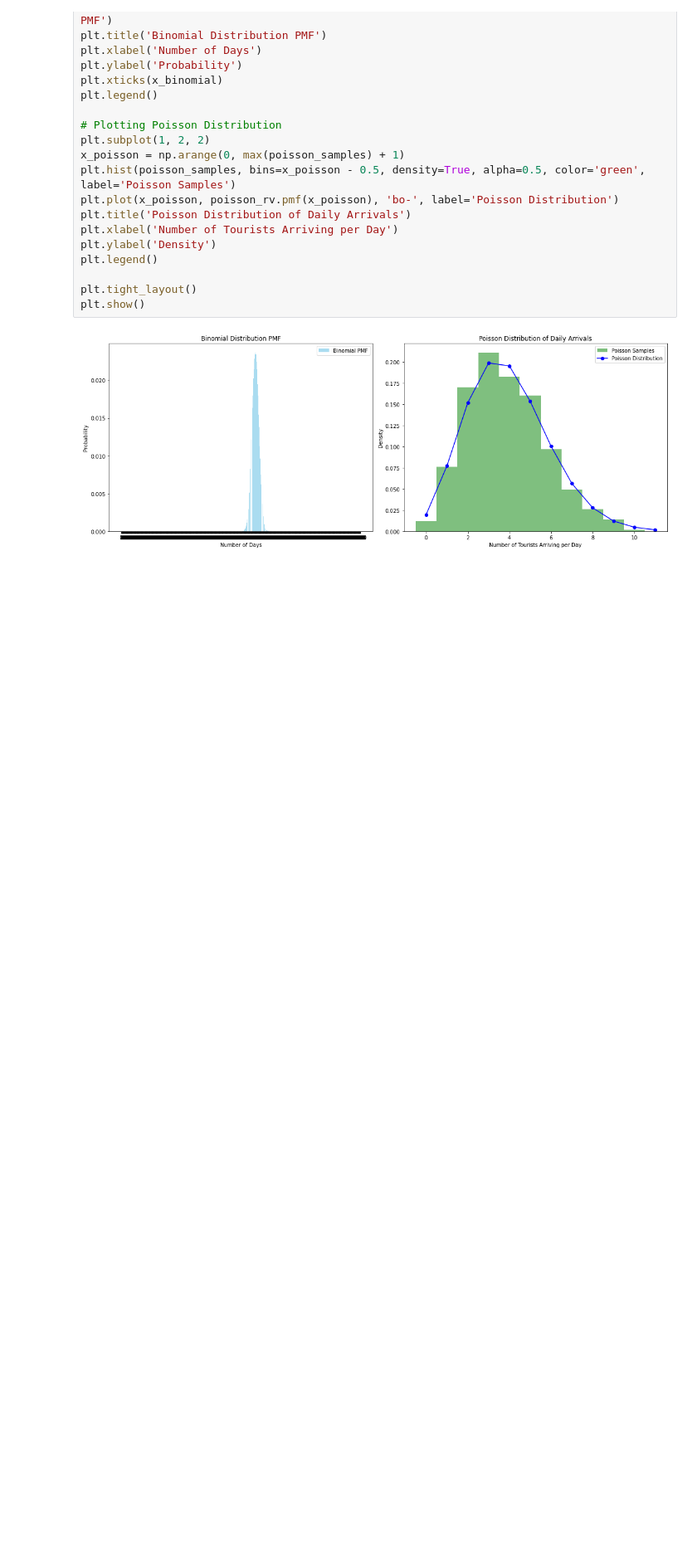
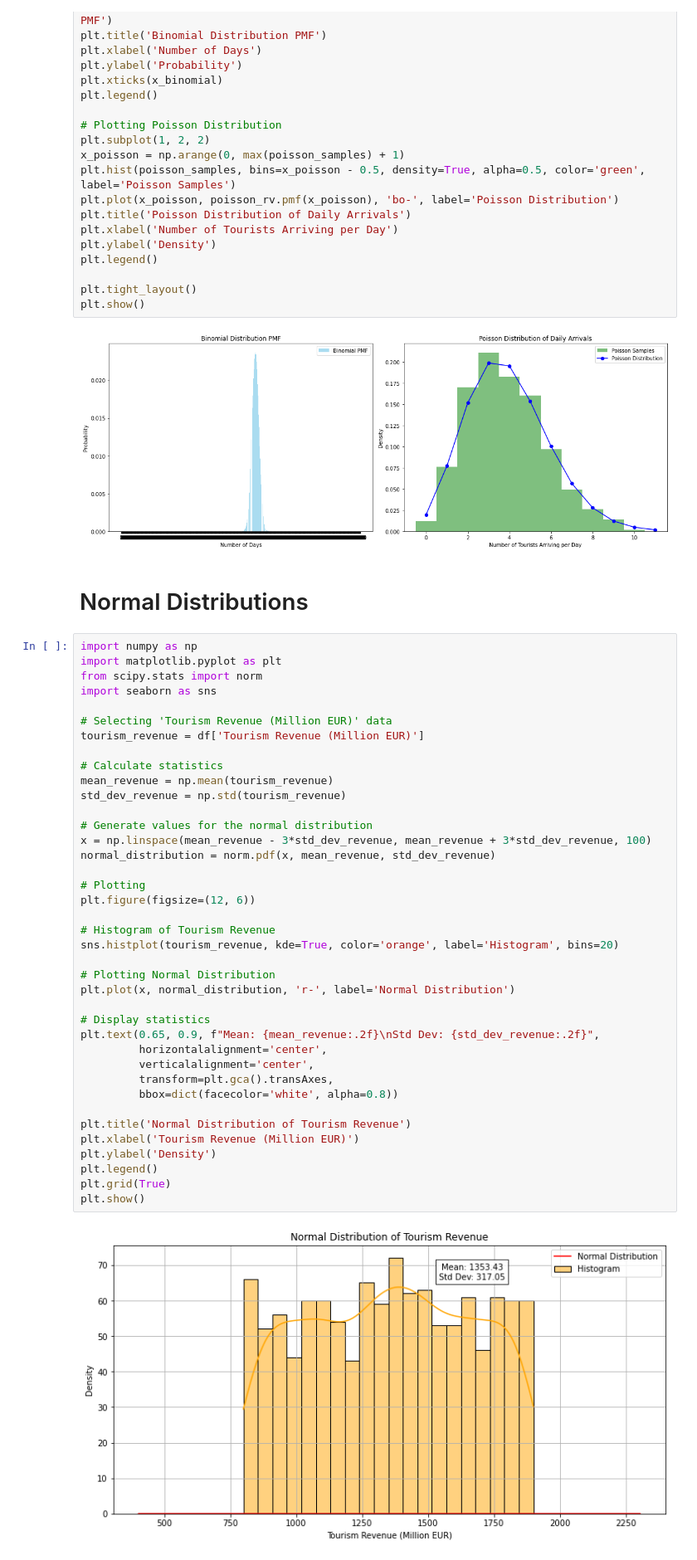
Before and after one commit to Olufeyi24049/MSC_DA_CA1, a Jupyter notebook: CodeFile.ipynb, the cells around one changed output. Shown: that part at 83% size. Saved outputs shown, nothing was run; the diff lists cells and outputs as text; blank space fills up the shorter version.

Commit message:
Addition of Normal Distributions

```diff
--- a/CodeFile.ipynb
+++ b/CodeFile.ipynb
@@ -162,3 +162,46 @@ plt.tight_layout()
 plt.show()
 # %% [output]
 [figure]
+# %% [markdown]
+#  Normal Distributions
+# %%
+import numpy as np
+import matplotlib.pyplot as plt
+from scipy.stats import norm
+import seaborn as sns
+
+# Selecting 'Tourism Revenue (Million EUR)' data
+tourism_revenue = df['Tourism Revenue (Million EUR)']
+
+# Calculate statistics
+mean_revenue = np.mean(tourism_revenue)
+std_dev_revenue = np.std(tourism_revenue)
+
+# Generate values for the normal distribution
+x = np.linspace(mean_revenue - 3*std_dev_revenue, mean_revenue + 3*std_dev_revenue, 100)
+normal_distribution = norm.pdf(x, mean_revenue, std_dev_revenue)
+
+# Plotting
+plt.figure(figsize=(12, 6))
+
+# Histogram of Tourism Revenue
+sns.histplot(tourism_revenue, kde=True, color='orange', label='Histogram', bins=20)
+
+# Plotting Normal Distribution
+plt.plot(x, normal_distribution, 'r-', label='Normal Distribution')
+
+# Display statistics
+plt.text(0.65, 0.9, f"Mean: {mean_revenue:.2f}\nStd Dev: {std_dev_revenue:.2f}",
+         horizontalalignment='center',
+         verticalalignment='center',
+         transform=plt.gca().transAxes,
+         bbox=dict(facecolor='white', alpha=0.8))
+
+plt.title('Normal Distribution of Tourism Revenue')
+plt.xlabel('Tourism Revenue (Million EUR)')
+plt.ylabel('Density')
+plt.legend()
+plt.grid(True)
+plt.show()
+# %% [output]
+[figure, added]
```
